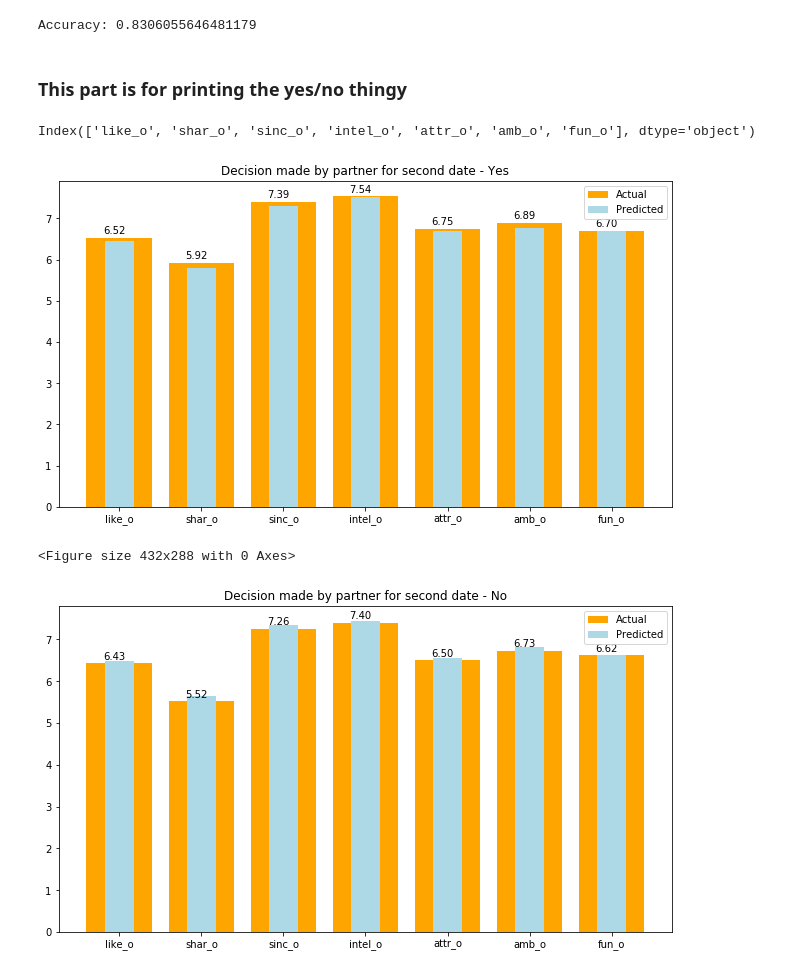
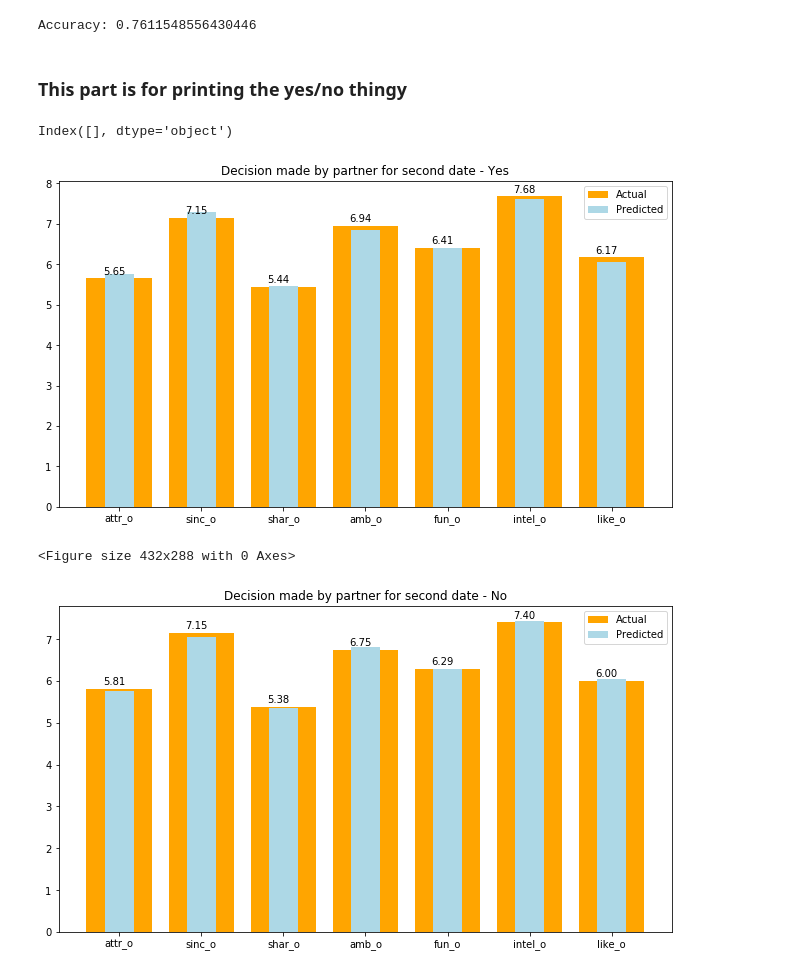
Before and after one commit to yulnicorn/Data-Analytics-Mining, a Jupyter notebook: DecisionTree.ipynb, the cells around one changed output. Saved outputs shown, nothing was run; the diff lists cells and outputs as text; code cells hidden in the pictures.

```diff
--- a/DecisionTree.ipynb
+++ b/DecisionTree.ipynb
@@ -9,6 +9,6 @@ from IPython.display import Image
 from sklearn.tree import export_graphviz
 # %%
 # load dataset
-df = pd.read_csv("female(imputed).csv")
+df = pd.read_csv("male(final).csv")
 df
 # %% [output]
@@ -34,7 +34,7 @@ df
 #split dataset in features and target variable
 #feature_cols = ['match', 'samerace', 'age_o', 'attr_o','sinc_o','intel_o','fun_o','amb_o','shar_o','like_o','age','field_cd','imprace'
 #               ,'imprelig', 'career_c']
-feature_cols = df.iloc[1:, 1:19]
+feature_cols = df.iloc[1:, 1:25]
 target_col = df.iloc[1:, -1]
 X = feature_cols # Features
 y = target_col # Target variable
@@ -54,7 +54,7 @@ y_pred = clf.predict(X_test)
 # Model Accuracy, how often is the classifier correct?
 print("Accuracy:",metrics.accuracy_score(y_test, y_pred))
 # %% [output]
-Accuracy: 0.8306055646481179
+Accuracy: 0.7611548556430446
 # %% [markdown]
 ### This part is for printing the yes/no thingy
 # %%
@@ -65,12 +65,13 @@ import pylab as plt
 testX = X_test
 pred = y_pred
 testY = y_test
-x = pd.DataFrame(data=testX, columns=['match', 'samerace', 'age_o', 'field_cd', 'like_o', 'shar_o',
-       'sinc_o', 'race_o', 'intel_o', 'attr_o', 'amb_o', 'fun_o', 'age',
-       'race', 'imprace', 'imprelig', 'exphappy', 'career_c'])
+x = pd.DataFrame(data=testX, columns=['samerace', 'age_o', 'race_o', 'pf_o_att', 'pf_o_sin',
+       'pf_o_int', 'pf_o_fun', 'pf_o_amb', 'pf_o_sha', 'attr_o', 'sinc_o',
+       'shar_o', 'amb_o', 'fun_o', 'intel_o', 'like_o', 'prob_o', 'met_o',
+       'age', 'field_cd', 'race', 'imprace', 'career_c', 'income'])
 
-x_unscale = x.loc[:, "like_o":"fun_o"].apply(lambda x: x)
-del x_unscale['race_o']
+x_unscale = x.loc[:, "attr_o":"like_o"].apply(lambda x: x)
+del x['race_o']
 
 y_p = pd.DataFrame(data=pred, columns=['dec_m'])
 y_a = pd.DataFrame(data=testY.tolist(), columns=['dec_a'])
@@ -84,43 +85,45 @@ no_model = df_full[df_full.dec_m == 0]
 yes_actual = df_actual[df_actual.dec_a == 1]
 no_actual = df_actual[df_actual.dec_a == 0]
 
-yes_model_mean = yes_model.groupby('dec_m').mean().loc[:,"like_o":"fun_o"]
-yes_actual_mean = yes_actual.groupby('dec_a').mean().loc[:,"like_o":"fun_o"]
+yes_model_mean = yes_model.groupby('dec_m').mean().loc[:,"attr_o":"like_o"]
+yes_actual_mean = yes_actual.groupby('dec_a').mean().loc[:,"attr_o":"like_o"]
 
 
-no_model_mean = no_model.groupby('dec_m').mean().loc[:,"like_o":"fun_o"]
-no_actual_mean = no_actual.groupby('dec_a').mean().loc[:,"like_o":"fun_o"]
+no_model_mean = no_model.groupby('dec_m').mean().loc[:,"attr_o":"like_o"]
+no_actual_mean = no_actual.groupby('dec_a').mean().loc[:,"attr_o":"like_o"]
 # %%
 x_unscale.columns
 # %% [output]
-Index(['like_o', 'shar_o', 'sinc_o', 'intel_o', 'attr_o', 'amb_o', 'fun_o'], dtype='object')
+Index([], dtype='object')
 # %%
 x_unscale_array = x_unscale.values
 # %%
-l = ['like_o', 'shar_o', 'sinc_o', 'intel_o', 'attr_o', 'amb_o', 'fun_o']
+l = ['attr_o', 'sinc_o',
+       'shar_o', 'amb_o', 'fun_o', 'intel_o', 'like_o']
 
 
 fig, ax = plt.subplots(figsize=(11,6))
 
 ax.bar(l, yes_actual_mean.values[0], color='orange', label='Actual')
 ax.bar(l, yes_model_mean.values[0], color='lightblue', width=0.35, label='Predicted')
 ax.legend()
 diff = [yes_actual_mean.values[0][i]-yes_model_mean.values[0][i] for i in range(len(yes_actual_mean.values[0]))]
 
 i =0
 
 for x1,y1 in enumerate(yes_actual_mean.values[0]):
 #     ax.text(x1-0.2,y1+0.1, "+%.2f"%diff[i], color= "black")
     ax.text(x1-0.2,y1+0.1, "%.2f"%y1, color= "black")
     i+=1
 
 plt.title("Decision made by partner for second date - Yes")
 plt.savefig('yes-dt.jpg')
 plt.show()
 # %% [output]
-[figure, old version]
+[figure, new version]
 # %%
-l = ['like_o', 'shar_o', 'sinc_o', 'intel_o', 'attr_o', 'amb_o', 'fun_o']
+l = ['attr_o', 'sinc_o',
+       'shar_o', 'amb_o', 'fun_o', 'intel_o', 'like_o']
 
 plt.clf()
 fig, ax = plt.subplots(figsize=(11,6))
@@ -142,4 +145,4 @@ plt.savefig('no-dt.jpg')
 plt.show()
 # %% [output]
 <Figure size 432x288 with 0 Axes>
-[figure, old version]
+[figure, new version]
```
Also changed, not shown: parts of 1 cell of this notebook, 8 other files.
